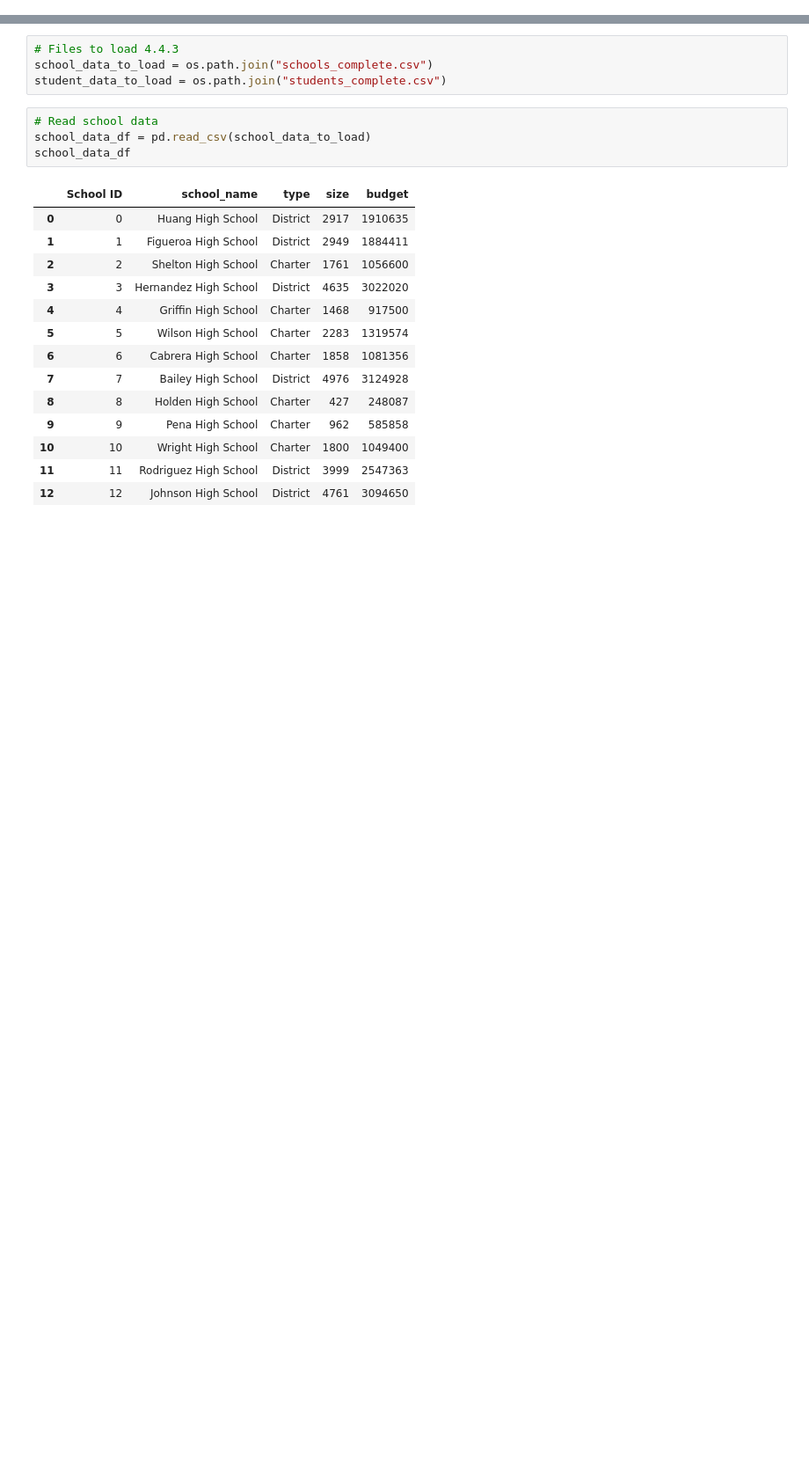
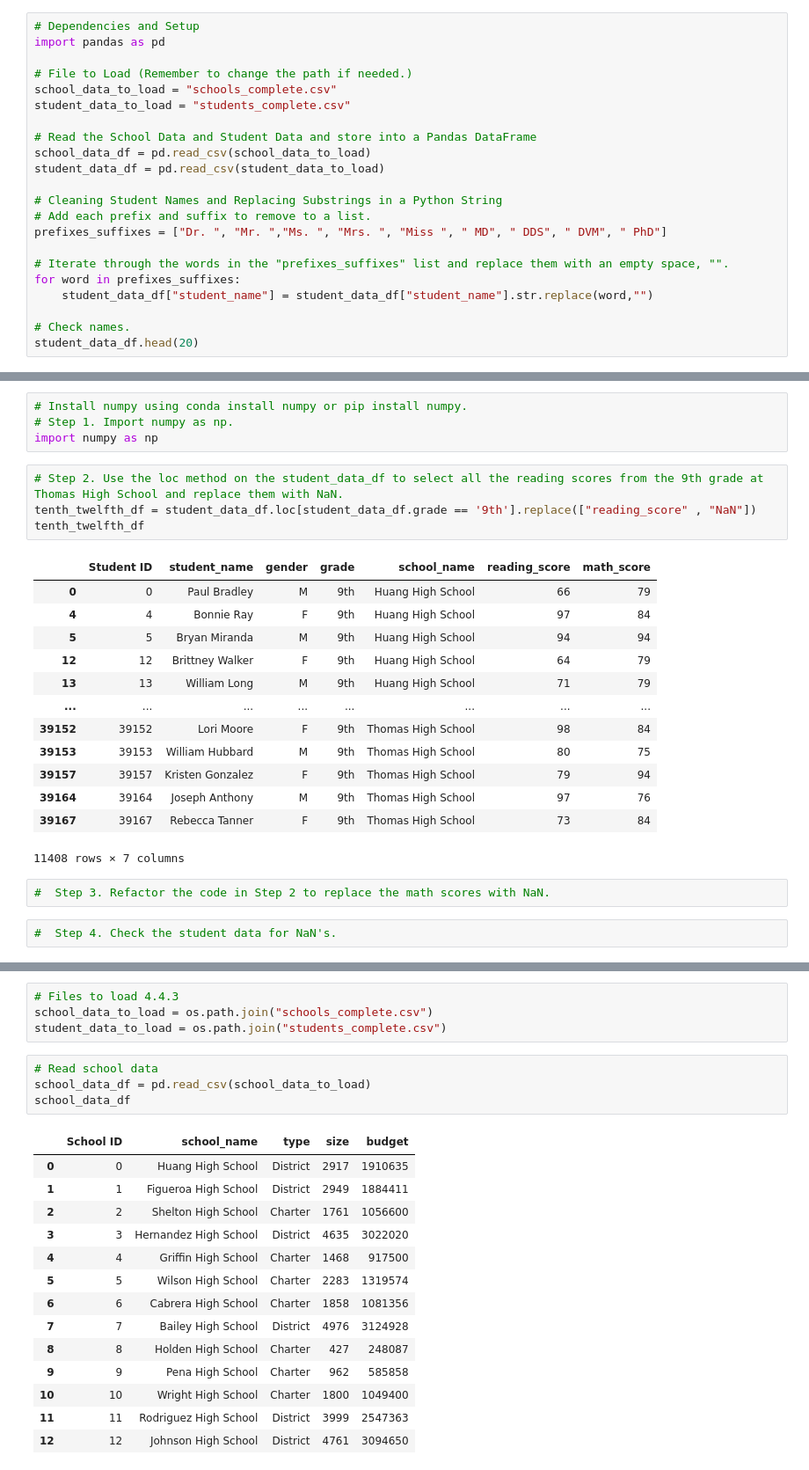
Before and after one commit to ASCHEET/School_District_Analysis, a Jupyter notebook: PyCitySchools_Challenge_testing.ipynb, the cells around one changed output, grey strips where cells are left out. Shown at 88% size. Drawn from its saved outputs; the diff is of its cells as text; blank space fills up the shorter version.

```diff
--- a/PyCitySchools.ipynb
+++ b/PyCitySchools_Challenge_testing.ipynb
@@ -0,0 +1,22 @@
+# %%
+# Dependencies and Setup
+import pandas as pd
+
+# File to Load (Remember to change the path if needed.)
+school_data_to_load = "schools_complete.csv"
+student_data_to_load = "students_complete.csv"
+
+# Read the School Data and Student Data and store into a Pandas DataFrame
+school_data_df = pd.read_csv(school_data_to_load)
+student_data_df = pd.read_csv(student_data_to_load)
+
+# Cleaning Student Names and Replacing Substrings in a Python String
+# Add each prefix and suffix to remove to a list.
+prefixes_suffixes = ["Dr. ", "Mr. ","Ms. ", "Mrs. ", "Miss ", " MD", " DDS", " DVM", " PhD"]
+
+# Iterate through the words in the "prefixes_suffixes" list and replace them with an empty space, "".
+for word in prefixes_suffixes:
+    student_data_df["student_name"] = student_data_df["student_name"].str.replace(word,"")
+
+# Check names.
+student_data_df.head(20)
@@ -0,0 +44,26 @@
+# %%
+# Install numpy using conda install numpy or pip install numpy.
+# Step 1. Import numpy as np.
+import numpy as np
+# %%
+# Step 2. Use the loc method on the student_data_df to select all the reading scores from the 9th grade at Thomas High School and replace them with NaN.
+tenth_twelfth_df = student_data_df.loc[student_data_df.grade == '9th'].replace(["reading_score" , "NaN"])
+tenth_twelfth_df
+# %% [output]
+|  | Student ID | student_name | gender | grade | school_name | reading_score | math_score |
+| 0 | 0 | Paul Bradley | M | 9th | Huang High School | 66 | 79 |
+| 4 | 4 | Bonnie Ray | F | 9th | Huang High School | 97 | 84 |
+| 5 | 5 | Bryan Miranda | M | 9th | Huang High School | 94 | 94 |
+| 12 | 12 | Brittney Walker | F | 9th | Huang High School | 64 | 79 |
+| 13 | 13 | William Long | M | 9th | Huang High School | 71 | 79 |
+| ... | ... | ... | ... | ... | ... | ... | ... |
+| 39152 | 39152 | Lori Moore | F | 9th | Thomas High School | 98 | 84 |
+| 39153 | 39153 | William Hubbard | M | 9th | Thomas High School | 80 | 75 |
+| 39157 | 39157 | Kristen Gonzalez | F | 9th | Thomas High School | 79 | 94 |
+| 39164 | 39164 | Joseph Anthony | M | 9th | Thomas High School | 97 | 76 |
+| 39167 | 39167 | Rebecca Tanner | F | 9th | Thomas High School | 73 | 84 |
+11408 rows × 7 columns
+# %%
+#  Step 3. Refactor the code in Step 2 to replace the math scores with NaN.
+# %%
+#  Step 4. Check the student data for NaN's.
```
Also changed, not shown: parts of 109 cells of this notebook.
